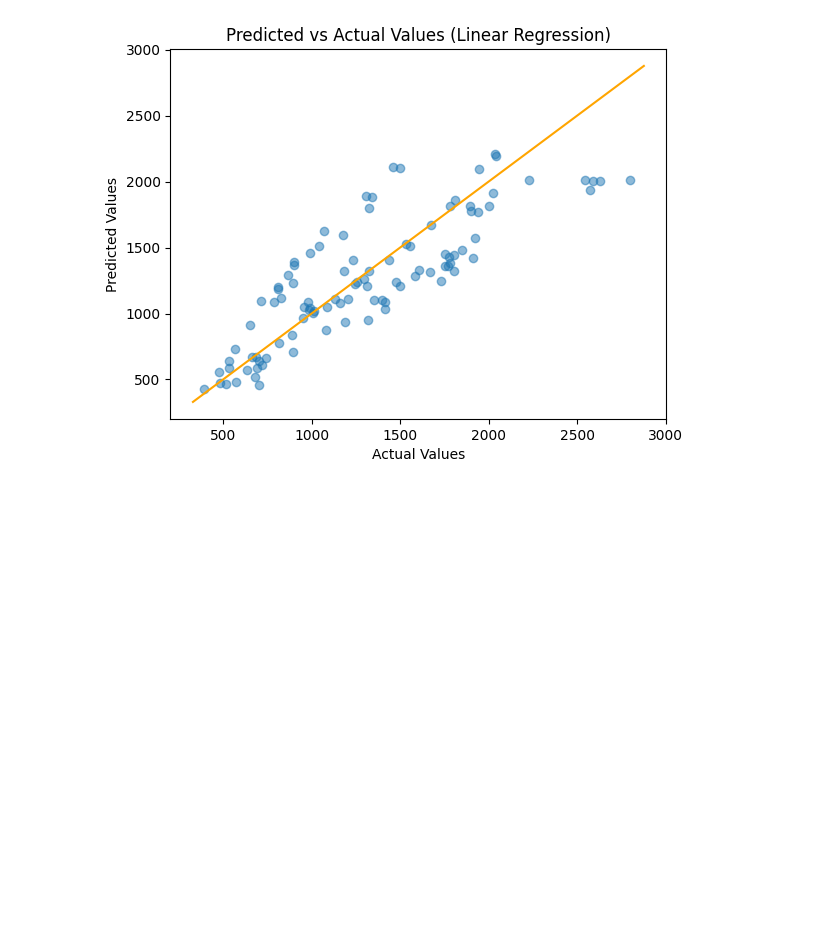
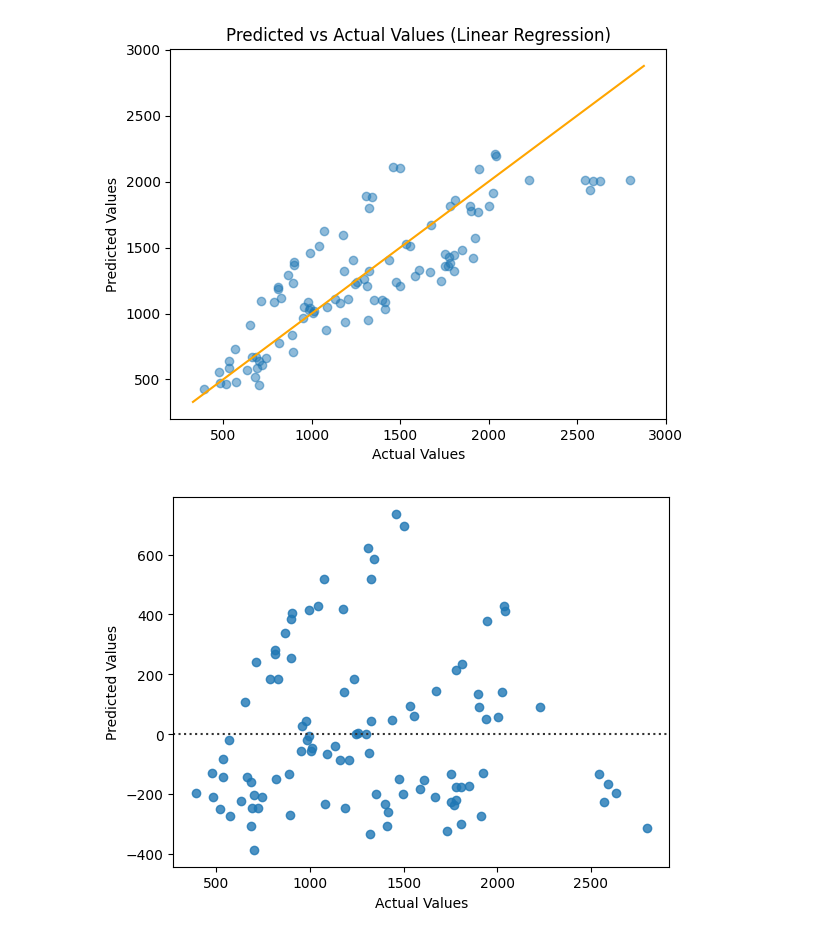
Before and after one commit to JuanDumagpi/Machine-Learning, a Jupyter notebook: predicting-calories-burned-linear-regression.ipynb, the cells around one changed output. Cells and saved outputs as stored; diff of their text form; code cells hidden in the pictures; blank space fills up the shorter version.

```diff
--- a/predicting-calories-burned-linear-regression.ipynb
+++ b/predicting-calories-burned-linear-regression.ipynb
@@ -129,3 +129,11 @@ plt.title("Predicted vs Actual Values (Linear Regression)")
 # %% [output]
 Text(0.5, 1.0, 'Predicted vs Actual Values (Linear Regression)')
 [figure]
+# %%
+import seaborn as sns
+sns.residplot(x=test_y, y=y_pred, data=data)
+plt.xlabel("Actual Values")
+plt.ylabel("Predicted Values")
+plt.show()
+# %% [output]
+[figure, added]
```
Also changed, not shown: parts of 2 cells of this notebook.
